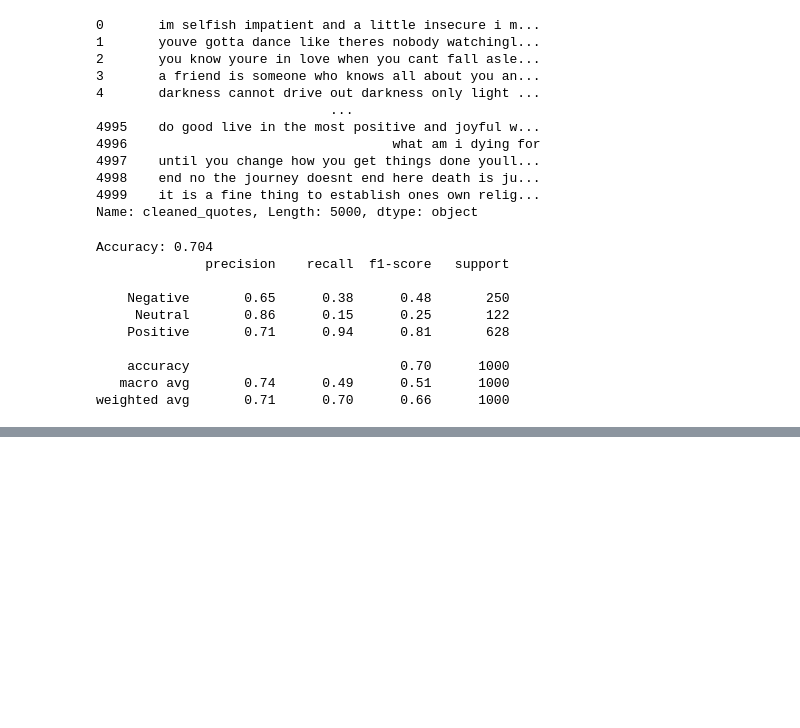
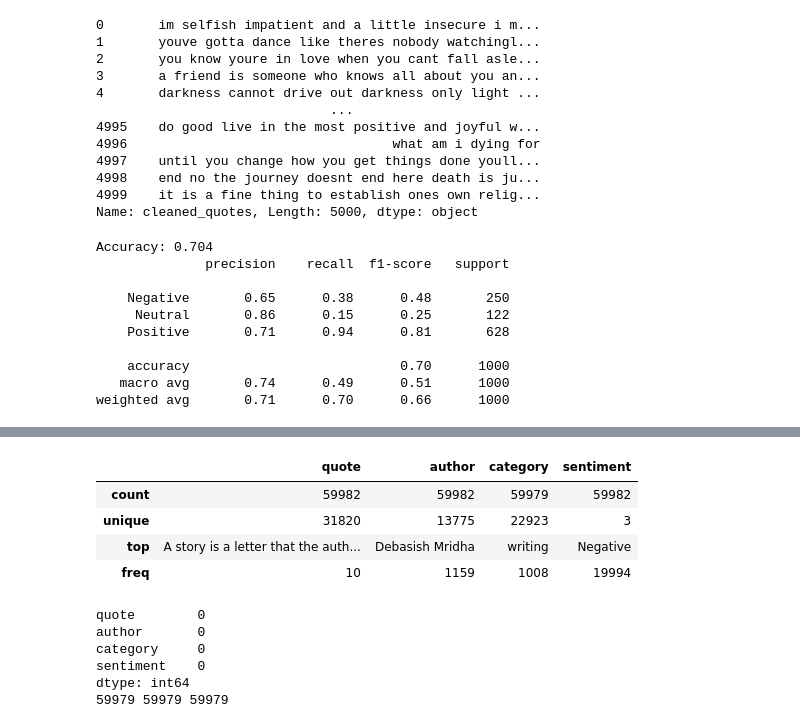
Before and after one commit to JamesAdeshina/Sentiment-Based_Quote_Generator, a Jupyter notebook: app.ipynb, the cells around one changed output, grey strips where cells are left out. Cells and saved outputs as stored; diff of their text form; code cells hidden in the pictures; blank space fills up the shorter version.

```diff
--- a/app.ipynb
+++ b/app.ipynb
@@ -362,0 +383,18 @@ weighted avg       0.71      0.70      0.66      1000
+# %%
+bigquotes.describe()
+# %% [output]
+|  | quote | author | category | sentiment |
+| count | 59982 | 59982 | 59979 | 59982 |
+| unique | 31820 | 13775 | 22923 | 3 |
+| top | A story is a letter that the auth... | Debasish Mridha | writing | Negative |
+| freq | 10 | 1159 | 1008 | 19994 |
+# %%
+print(bigquotes.isnull().sum())
+print(len(bigquotes['quote']), len(bigquotes['sentiment']), len(bigquotes['author']))
+# %% [output]
+quote        0
+author       0
+category     0
+sentiment    0
+dtype: int64
+59979 59979 59979
```
Also changed, not shown: parts of 17 cells of this notebook, 6 other files.
